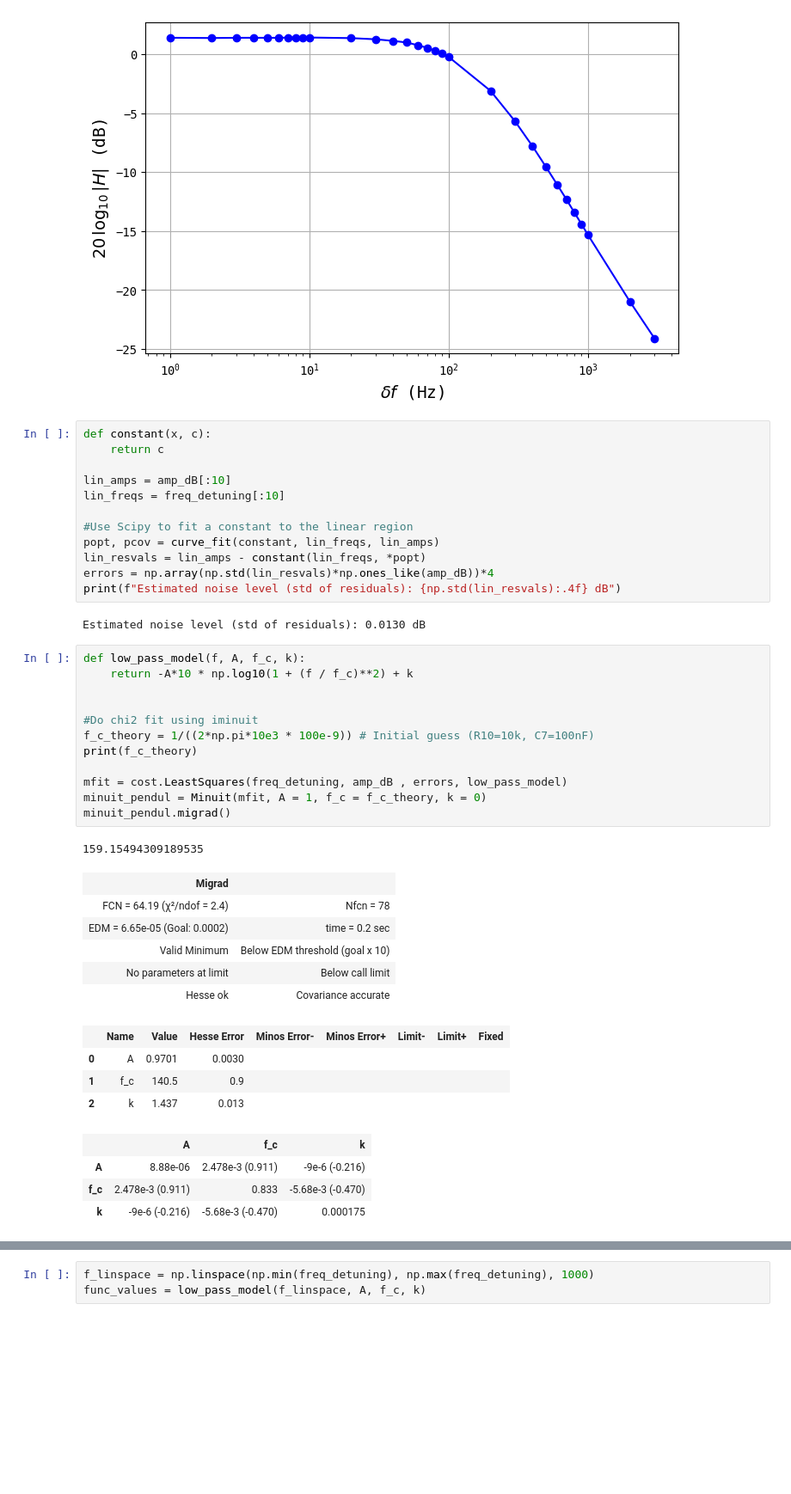
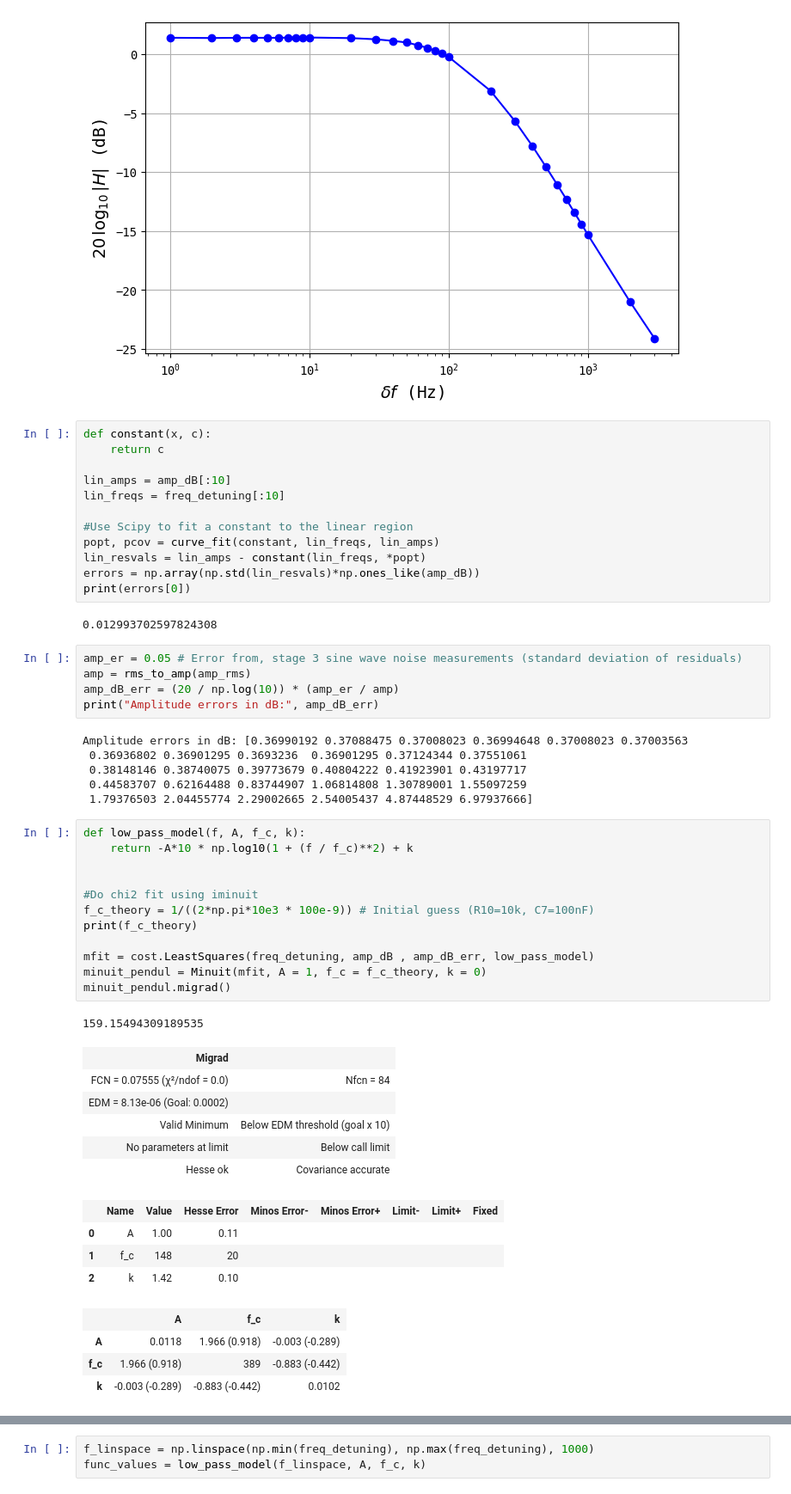
Before and after one commit to askeroelshoej/SP-Lock-In-Amp, a Jupyter notebook: experiment/analysis_stage_5.ipynb, the cells around one changed output, grey strips where cells are left out. Shown at 86% size. Cells and saved outputs as stored; diff of their text form; blank space fills up the shorter version.

```diff
--- a/experiment/analysis_stage_5.ipynb
+++ b/experiment/analysis_stage_5.ipynb
@@ -59,38 +59,49 @@ lin_freqs = freq_detuning[:10]
 #Use Scipy to fit a constant to the linear region
 popt, pcov = curve_fit(constant, lin_freqs, lin_amps)
 lin_resvals = lin_amps - constant(lin_freqs, *popt)
-errors = np.array(np.std(lin_resvals)*np.ones_like(amp_dB))*4
-print(f"Estimated noise level (std of residuals): {np.std(lin_resvals):.4f} dB")
+errors = np.array(np.std(lin_resvals)*np.ones_like(amp_dB))
+print(errors[0])
 # %% [output]
-Estimated noise level (std of residuals): 0.0130 dB
+0.012993702597824308
+# %%
+amp_er = 0.05 # Error from, stage 3 sine wave noise measurements (standard deviation of residuals)
+amp = rms_to_amp(amp_rms)
+amp_dB_err = (20 / np.log(10)) * (amp_er / amp)
+print("Amplitude errors in dB:", amp_dB_err)
+# %% [output]
+Amplitude errors in dB: [0.36990192 0.37088475 0.37008023 0.36994648 0.37008023 0.37003563
+ 0.36936802 0.36901295 0.3693236  0.36901295 0.37124344 0.37551061
+ 0.38148146 0.38740075 0.39773679 0.40804222 0.41923901 0.43197717
+ 0.44583707 0.62164488 0.83744907 1.06814808 1.30789001 1.55097259
+ 1.79376503 2.04455774 2.29002665 2.54005437 4.87448529 6.97937666]
 # %%
 def low_pass_model(f, A, f_c, k):
     return -A*10 * np.log10(1 + (f / f_c)**2) + k
 
 
 #Do chi2 fit using iminuit
 f_c_theory = 1/((2*np.pi*10e3 * 100e-9)) # Initial guess (R10=10k, C7=100nF)
 print(f_c_theory)
 
-mfit = cost.LeastSquares(freq_detuning, amp_dB , errors, low_pass_model)
+mfit = cost.LeastSquares(freq_detuning, amp_dB , amp_dB_err, low_pass_model)
 minuit_pendul = Minuit(mfit, A = 1, f_c = f_c_theory, k = 0)
 minuit_pendul.migrad()
 # %% [output]
 159.15494309189535
 | Migrad |  |
-| FCN = 64.19 (χ²/ndof = 2.4) | Nfcn = 78 |
-| EDM = 6.65e-05 (Goal: 0.0002) | time = 0.2 sec |
+| FCN = 0.07555 (χ²/ndof = 0.0) | Nfcn = 84 |
+| EDM = 8.13e-06 (Goal: 0.0002) |  |
 | Valid Minimum | Below EDM threshold (goal x 10) |
 | No parameters at limit | Below call limit |
 | Hesse ok | Covariance accurate |
 |  | Name | Value | Hesse Error | Minos Error- | Minos Error+ | Limit- | Limit+ | Fixed |
-| 0 | A | 0.9701 | 0.0030 |  |  |  |  |  |
-| 1 | f_c | 140.5 | 0.9 |  |  |  |  |  |
-| 2 | k | 1.437 | 0.013 |  |  |  |  |  |
+| 0 | A | 1.00 | 0.11 |  |  |  |  |  |
+| 1 | f_c | 148 | 20 |  |  |  |  |  |
+| 2 | k | 1.42 | 0.10 |  |  |  |  |  |
 |  | A | f_c | k |
-| A | 8.88e-06 | 2.478e-3 (0.911) | -9e-6 (-0.216) |
-| f_c | 2.478e-3 (0.911) | 0.833 | -5.68e-3 (-0.470) |
-| k | -9e-6 (-0.216) | -5.68e-3 (-0.470) | 0.000175 |
+| A | 0.0118 | 1.966 (0.918) | -0.003 (-0.289) |
+| f_c | 1.966 (0.918) | 389 | -0.883 (-0.442) |
+| k | -0.003 (-0.289) | -0.883 (-0.442) | 0.0102 |
 # %%
 f_c = minuit_pendul.values['f_c']
 f_c_err = minuit_pendul.errors['f_c']
```
Also changed, not shown: parts of 3 cells of this notebook, 7 other files.
